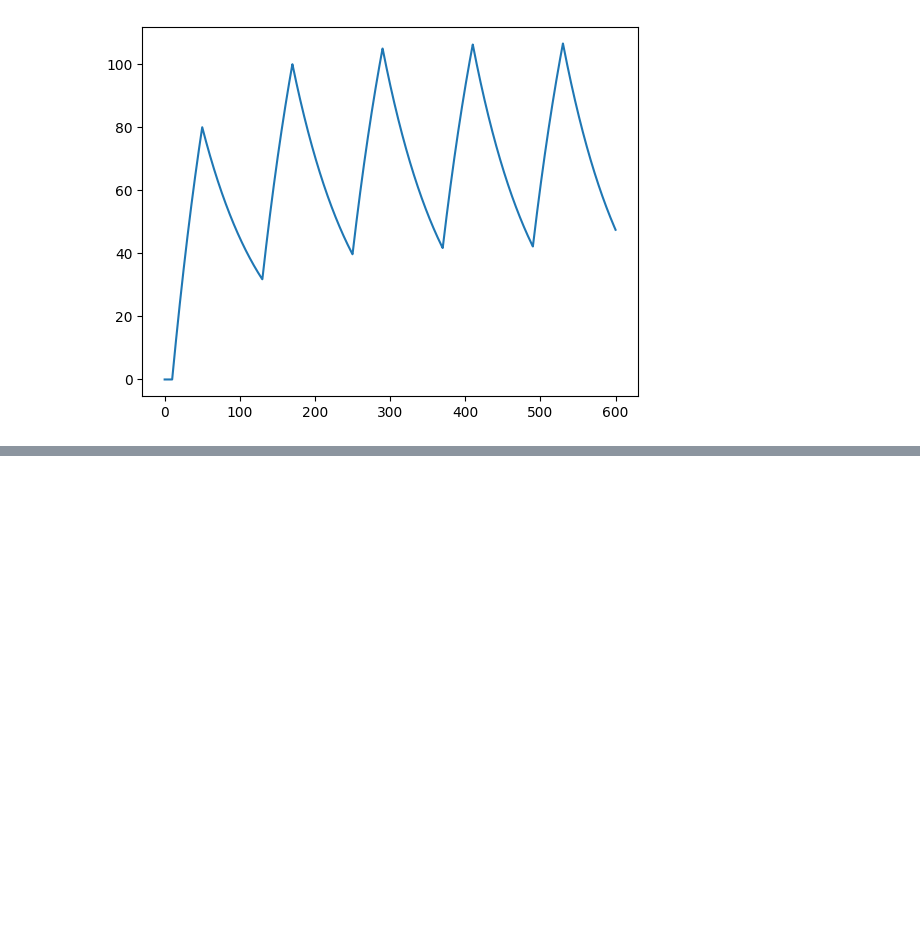
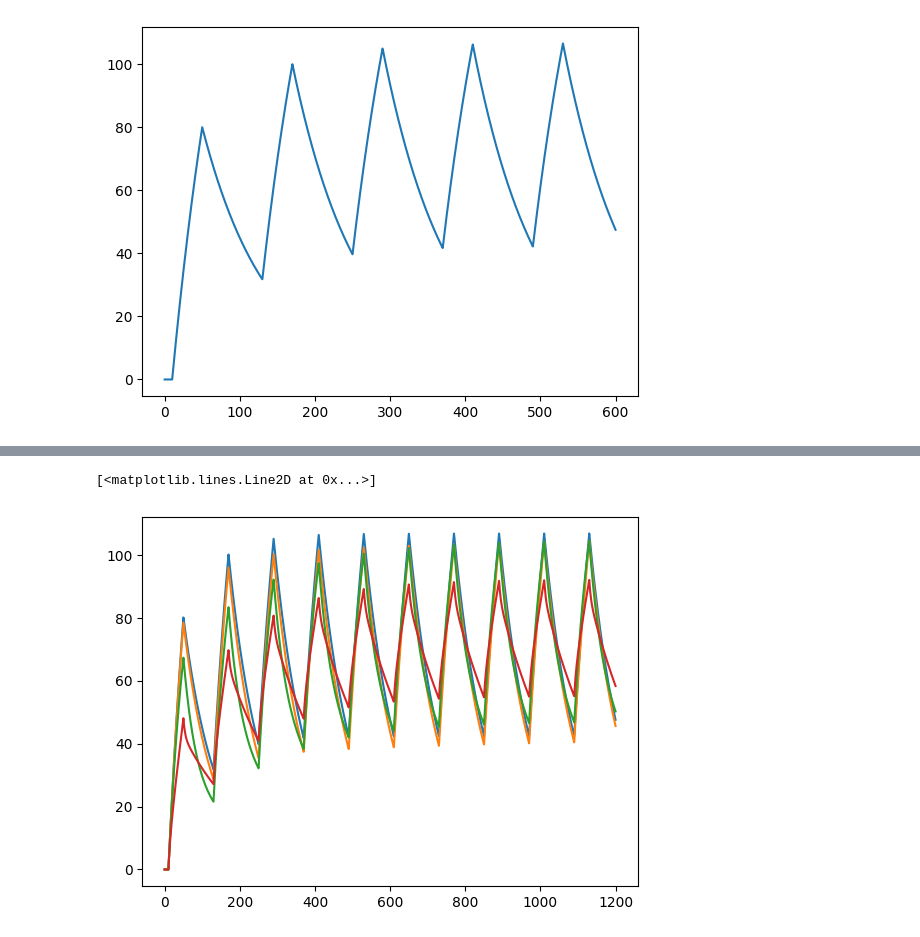
Before and after one commit to moises-santillan/MathematicalBiology, a Jupyter notebook: code/pharmacokinetics.ipynb, the cells around one changed output, grey strips where cells are left out. Drawn from its saved outputs; the diff is of its cells as text; code cells hidden in the pictures; blank space fills up the shorter version.

```diff
--- a/code/pharmacokinetics.ipynb
+++ b/code/pharmacokinetics.ipynb
@@ -64,0 +148,41 @@ plt.plot(t,u)
+# %%
+def Jin_per(t, ti, T, dt, h):
+    n = (t-ti)//T
+    if (t - ti - n*T) <= dt:
+        aux = h
+    else:
+        aux = 0
+    return aux
+
+def two_comp_model_per(u, t, ti, T, dt, h, mu, gamma):
+    du = np.zeros(2)
+    du[0] = Jin_per(t, ti, T, dt, h) - mu * u[0] - gamma * (u[0] - u[1])
+    du[1] = gamma * (u[0] - u[1])
+    return du
+# %%
+ti = 10
+T = 120
+dt = 40
+h = 2.5
+mu = np.log(2)/60
+
+t = np.linspace(0, 1200, 12000)
+
+gamma = 0
+u = odeint(two_comp_model_per, [0, 0], t, args=(ti, T, dt, h, mu, gamma))
+plt.plot(t,u[:,0])
+
+gamma = 0.1*mu
+u = odeint(two_comp_model_per, [0, 0], t, args=(ti, T, dt, h, mu, gamma))
+plt.plot(t,u[:,0])
+
+gamma = mu
+u = odeint(two_comp_model_per, [0, 0], t, args=(ti, T, dt, h, mu, gamma))
+plt.plot(t,u[:,0])
+
+gamma = 10*mu
+u = odeint(two_comp_model_per, [0, 0], t, args=(ti, T, dt, h, mu, gamma))
+plt.plot(t,u[:,0])
+# %% [output]
+[<matplotlib.lines.Line2D at 0x...>]
+[figure, added]
```
Also changed, not shown: parts of 4 cells of this notebook.
